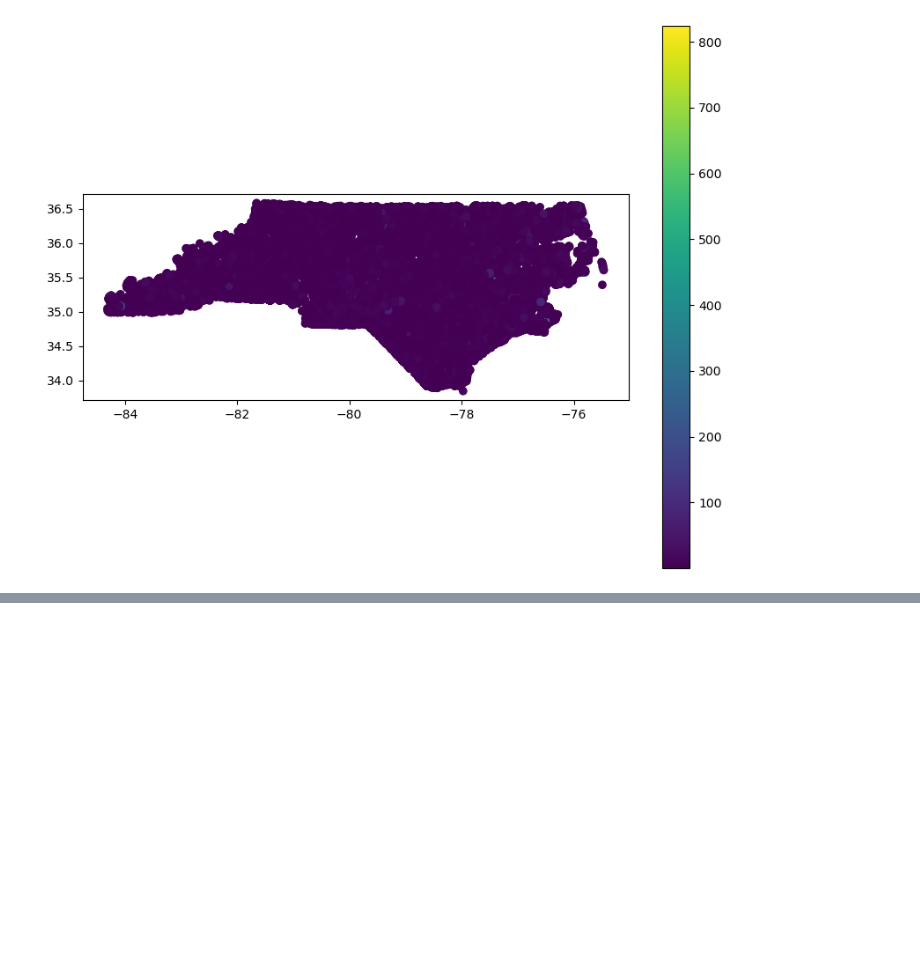
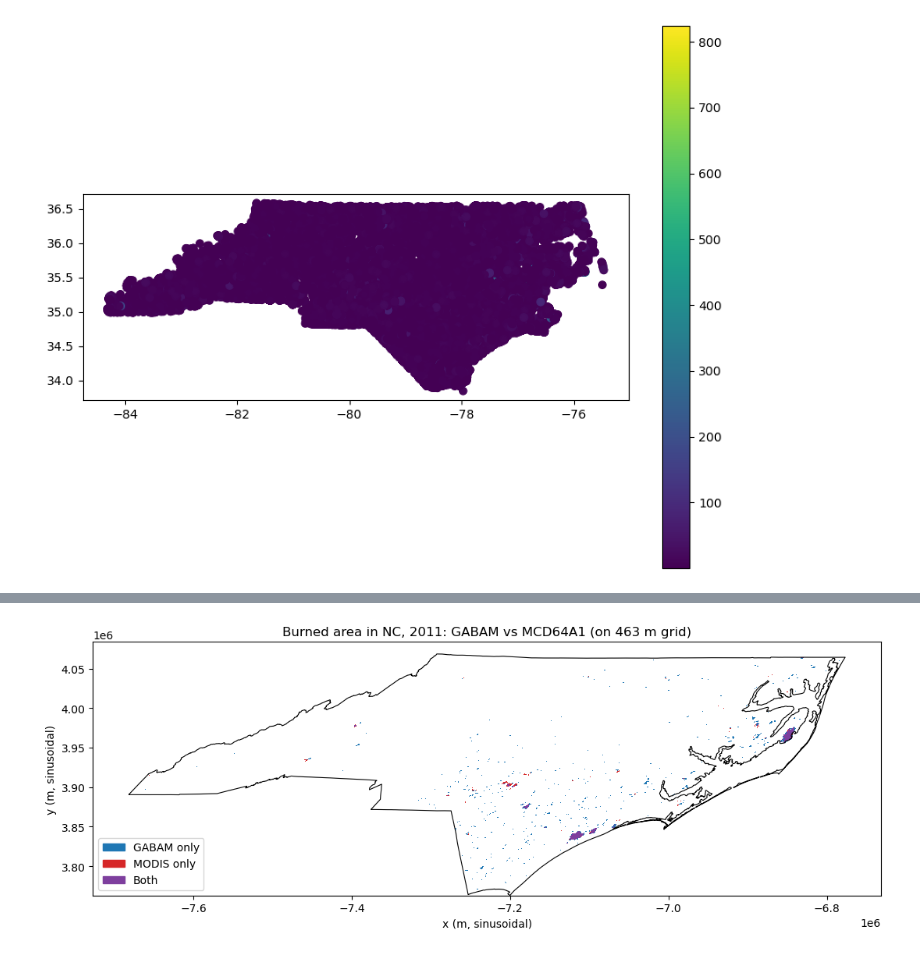
Before and after one commit to jimzhang629/peat_fire_stanback, a Jupyter notebook: notebooks/sandbox.ipynb, the cells around one changed output, grey strips where cells are left out. Drawn from its saved outputs; the diff is of its cells as text; code cells hidden in the pictures; blank space fills up the shorter version.

```diff
--- a/notebooks/sandbox.ipynb
+++ b/notebooks/sandbox.ipynb
@@ -55,0 +36,2 @@ viirs_snpp.plot(ax=ax, column='FRP', legend=True, cmap='viridis')
+# %%
+nc = gpd.read_file(data_path('processed', 'boundaries', 'nc_boundary.gpkg'))
@@ -55,0 +107,45 @@ viirs_snpp.plot(ax=ax, column='FRP', legend=True, cmap='viridis')
+# %%
+import numpy as np, xarray as xr, rioxarray, matplotlib.pyplot as plt
+from matplotlib.colors import ListedColormap
+from matplotlib.patches import Patch
+from rasterio.enums import Resampling
+
+year = 2011
+
+# --- MODIS annual binary (sinusoidal), OR over the year's monthly files ---
+months = [rioxarray.open_rasterio(f, masked=True).squeeze("band", drop=True) > 0
+          for f in by_year[year]]
+m = xr.concat(months, "m").max("m").rio.write_crs(months[0].rio.crs).astype("uint8")
+
+# --- GABAM annual binary (4326), open light (uint8, not masked float) ---
+g = rioxarray.open_rasterio(gabam_dir / f"gabam_{year}_nc.tif").squeeze("band", drop=True)
+g = (g == 1).astype("uint8")
+
+# --- put GABAM on MODIS's grid so the two align; max() = "any 30 m burn lights the cell" ---
+g_on_m = g.rio.reproject_match(m, resampling=Resampling.max)
+
+# --- build a categorical raster: 1=GABAM only, 2=MODIS only, 3=both ---
+gb, mb = g_on_m.values, m.values
+cat = np.zeros(mb.shape, dtype="uint8")
+cat[(gb == 1) & (mb == 0)] = 1
+cat[(gb == 0) & (mb == 1)] = 2
+cat[(gb == 1) & (mb == 1)] = 3
+cat_ma = np.ma.masked_where(cat == 0, cat)          # unburned -> transparent
+
+# --- plot ---
+left, bottom, right, top = m.rio.bounds()
+cmap = ListedColormap(["#1f77b4", "#d62728", "#7e3f9e"])  # blue, red, purple
+
+fig, ax = plt.subplots(figsize=(11, 5))
+ax.imshow(cat_ma, extent=[left, right, bottom, top], origin="upper",
+          cmap=cmap, vmin=1, vmax=3, interpolation="nearest")
+nc.to_crs(m.rio.crs).boundary.plot(ax=ax, color="black", linewidth=0.8)
+ax.set_title(f"Burned area in NC, {year}: GABAM vs MCD64A1 (on 463 m grid)")
+ax.set_xlabel("x (m, sinusoidal)"); ax.set_ylabel("y (m, sinusoidal)")
+ax.legend(handles=[Patch(color="#1f77b4", label="GABAM only"),
+                   Patch(color="#d62728", label="MODIS only"),
+                   Patch(color="#7e3f9e", label="Both")], loc="lower left")
+fig.tight_layout()
+fig.savefig(f'../outputs/figures/fire/overlay_{year}_nc.png', dpi=150)
+# %% [output]
+[figure, added]
```
Also changed, not shown: parts of 5 cells of this notebook, 2 other files.
